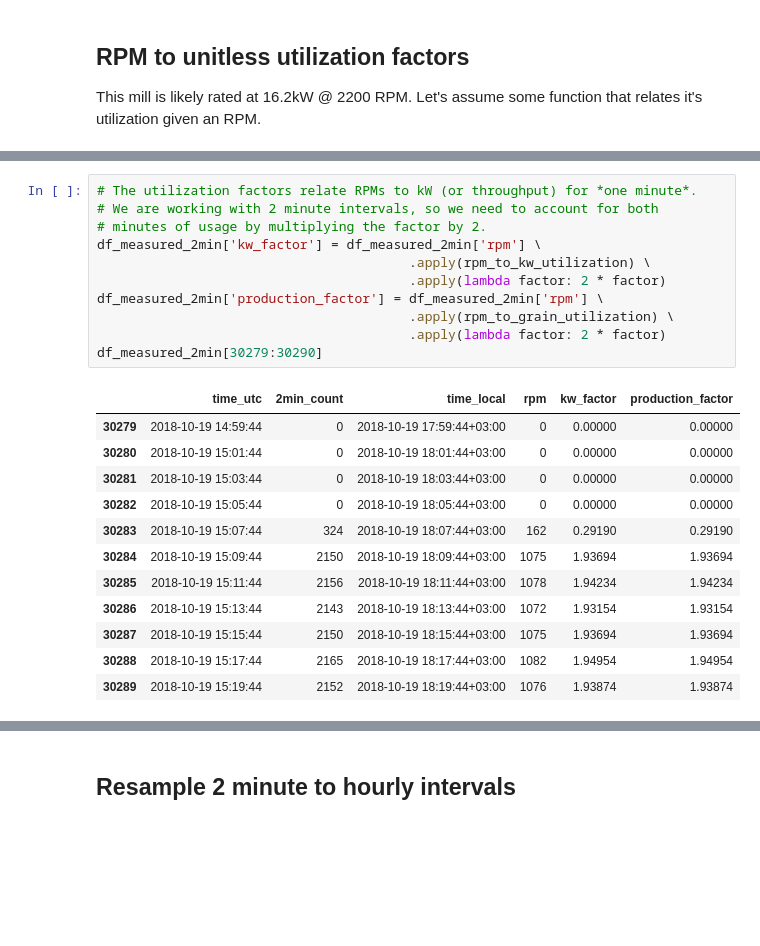
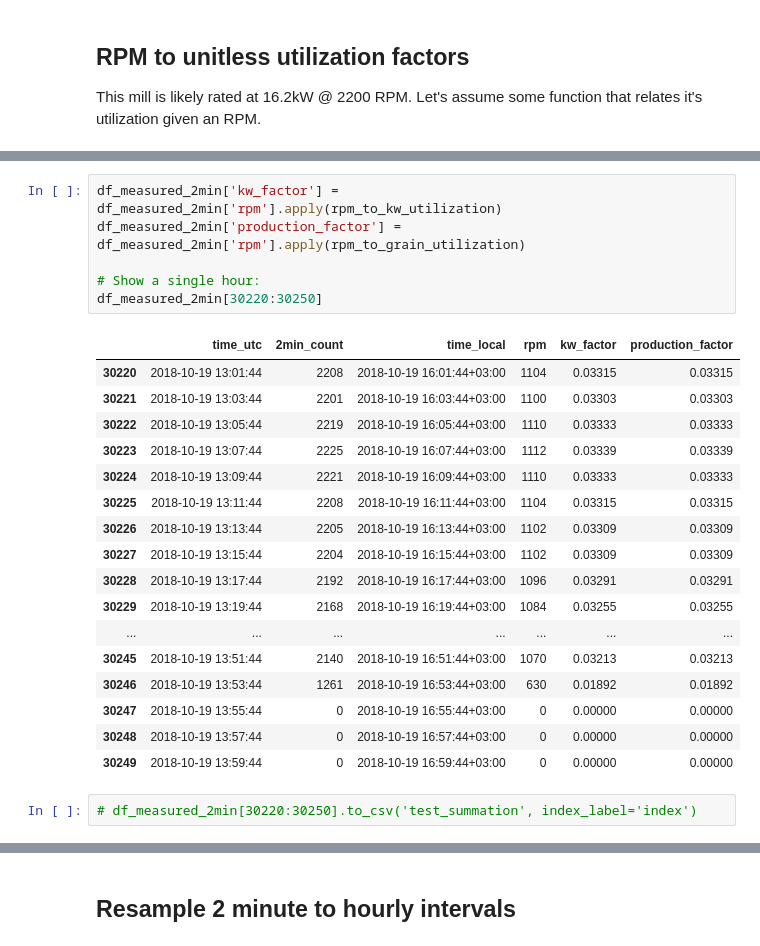
Before and after one commit to RadiantLabs/microgrid-appliance-usage-profile-generators, a Jupyter notebook: usage_profiles/rice_mill_usage_profile.ipynb, the cells around one changed output, grey strips where cells are left out. Cells and saved outputs as stored; diff of their text form; blank space fills up the shorter version.

```diff
--- a/usage_profiles/rice_mill_usage_profile.ipynb
+++ b/usage_profiles/rice_mill_usage_profile.ipynb
@@ -314,24 +335,26 @@ rpm_to_grain_utilization(1121)
-# %%
-# The utilization factors relate RPMs to kW (or throughput) for *one minute*.
-# We are working with 2 minute intervals, so we need to account for both
-# minutes of usage by multiplying the factor by 2.
-df_measured_2min['kw_factor'] = df_measured_2min['rpm'] \
-                                        .apply(rpm_to_kw_utilization) \
-                                        .apply(lambda factor: 2 * factor)
-df_measured_2min['production_factor'] = df_measured_2min['rpm'] \
-                                        .apply(rpm_to_grain_utilization) \
-                                        .apply(lambda factor: 2 * factor)
-df_measured_2min[30279:30290]
-# %% [output]
-|  | time_utc | 2min_count | time_local | rpm | kw_factor | production_factor |
-| 30279 | 2018-10-19 14:59:44 | 0 | 2018-10-19 17:59:44+03:00 | 0 | 0.00000 | 0.00000 |
-| 30280 | 2018-10-19 15:01:44 | 0 | 2018-10-19 18:01:44+03:00 | 0 | 0.00000 | 0.00000 |
-| 30281 | 2018-10-19 15:03:44 | 0 | 2018-10-19 18:03:44+03:00 | 0 | 0.00000 | 0.00000 |
-| 30282 | 2018-10-19 15:05:44 | 0 | 2018-10-19 18:05:44+03:00 | 0 | 0.00000 | 0.00000 |
-| 30283 | 2018-10-19 15:07:44 | 324 | 2018-10-19 18:07:44+03:00 | 162 | 0.29190 | 0.29190 |
-| 30284 | 2018-10-19 15:09:44 | 2150 | 2018-10-19 18:09:44+03:00 | 1075 | 1.93694 | 1.93694 |
-| 30285 | 2018-10-19 15:11:44 | 2156 | 2018-10-19 18:11:44+03:00 | 1078 | 1.94234 | 1.94234 |
-| 30286 | 2018-10-19 15:13:44 | 2143 | 2018-10-19 18:13:44+03:00 | 1072 | 1.93154 | 1.93154 |
-| 30287 | 2018-10-19 15:15:44 | 2150 | 2018-10-19 18:15:44+03:00 | 1075 | 1.93694 | 1.93694 |
-| 30288 | 2018-10-19 15:17:44 | 2165 | 2018-10-19 18:17:44+03:00 | 1082 | 1.94954 | 1.94954 |
-| 30289 | 2018-10-19 15:19:44 | 2152 | 2018-10-19 18:19:44+03:00 | 1076 | 1.93874 | 1.93874 |
+# %%
+df_measured_2min['kw_factor'] = df_measured_2min['rpm'].apply(rpm_to_kw_utilization)
+df_measured_2min['production_factor'] = df_measured_2min['rpm'].apply(rpm_to_grain_utilization)
+
+# Show a single hour:
+df_measured_2min[30220:30250]
+# %% [output]
+|  | time_utc | 2min_count | time_local | rpm | kw_factor | production_factor |
+| 30220 | 2018-10-19 13:01:44 | 2208 | 2018-10-19 16:01:44+03:00 | 1104 | 0.03315 | 0.03315 |
+| 30221 | 2018-10-19 13:03:44 | 2201 | 2018-10-19 16:03:44+03:00 | 1100 | 0.03303 | 0.03303 |
+| 30222 | 2018-10-19 13:05:44 | 2219 | 2018-10-19 16:05:44+03:00 | 1110 | 0.03333 | 0.03333 |
+| 30223 | 2018-10-19 13:07:44 | 2225 | 2018-10-19 16:07:44+03:00 | 1112 | 0.03339 | 0.03339 |
+| 30224 | 2018-10-19 13:09:44 | 2221 | 2018-10-19 16:09:44+03:00 | 1110 | 0.03333 | 0.03333 |
+| 30225 | 2018-10-19 13:11:44 | 2208 | 2018-10-19 16:11:44+03:00 | 1104 | 0.03315 | 0.03315 |
+| 30226 | 2018-10-19 13:13:44 | 2205 | 2018-10-19 16:13:44+03:00 | 1102 | 0.03309 | 0.03309 |
+| 30227 | 2018-10-19 13:15:44 | 2204 | 2018-10-19 16:15:44+03:00 | 1102 | 0.03309 | 0.03309 |
+| 30228 | 2018-10-19 13:17:44 | 2192 | 2018-10-19 16:17:44+03:00 | 1096 | 0.03291 | 0.03291 |
+| 30229 | 2018-10-19 13:19:44 | 2168 | 2018-10-19 16:19:44+03:00 | 1084 | 0.03255 | 0.03255 |
+| ... | ... | ... | ... | ... | ... | ... |
+| 30245 | 2018-10-19 13:51:44 | 2140 | 2018-10-19 16:51:44+03:00 | 1070 | 0.03213 | 0.03213 |
+| 30246 | 2018-10-19 13:53:44 | 1261 | 2018-10-19 16:53:44+03:00 | 630 | 0.01892 | 0.01892 |
+| 30247 | 2018-10-19 13:55:44 | 0 | 2018-10-19 16:55:44+03:00 | 0 | 0.00000 | 0.00000 |
+| 30248 | 2018-10-19 13:57:44 | 0 | 2018-10-19 16:57:44+03:00 | 0 | 0.00000 | 0.00000 |
+| 30249 | 2018-10-19 13:59:44 | 0 | 2018-10-19 16:59:44+03:00 | 0 | 0.00000 | 0.00000 |
+# %%
+# df_measured_2min[30220:30250].to_csv('test_summation', index_label='index')
```
Also changed, not shown: parts of 19 cells of this notebook, 15 other files.
